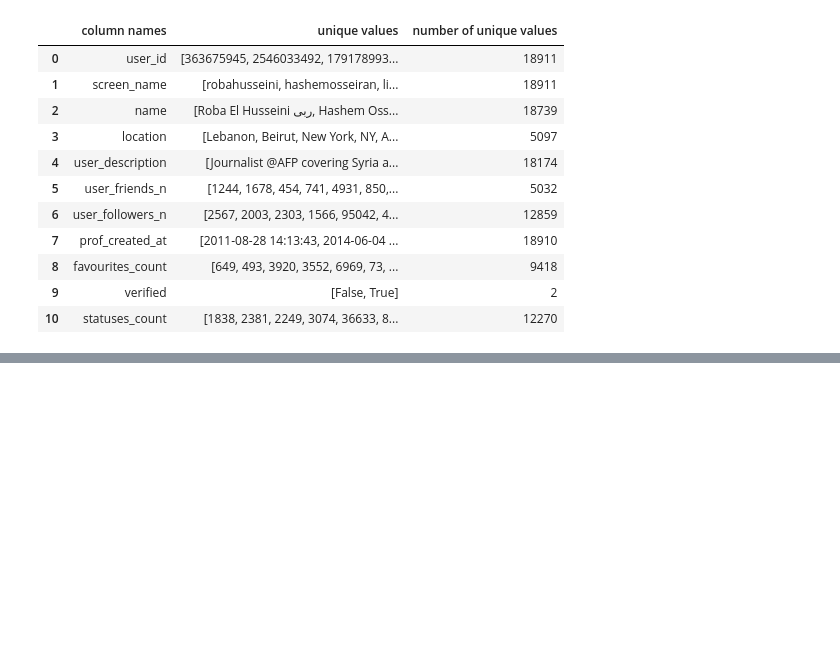
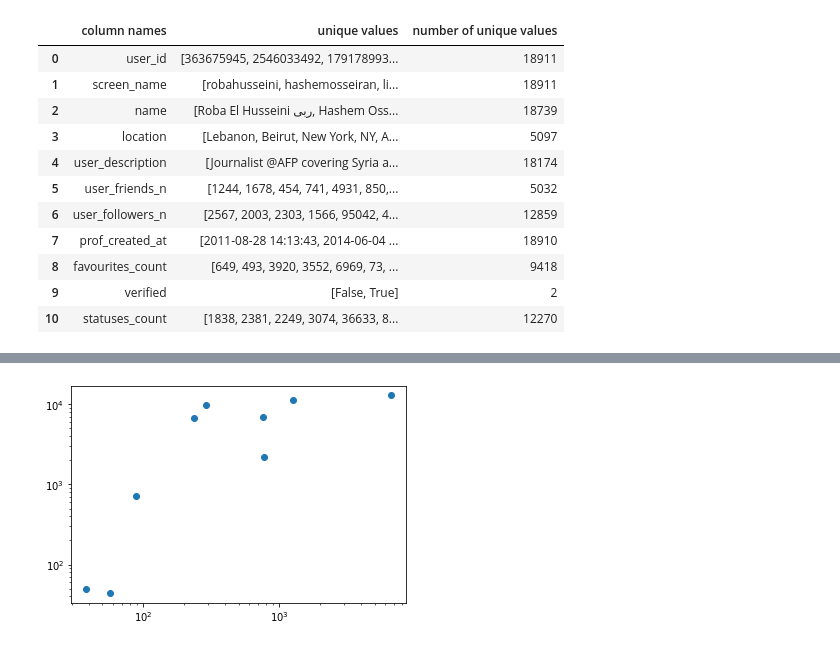
Before and after one commit to cosmohawk/summer_project_2020, a Jupyter notebook: notebooks/interaction_counts.ipynb, the cells around one changed output, grey strips where cells are left out. Drawn from its saved outputs; the diff is of its cells as text; code cells hidden in the pictures; blank space fills up the shorter version.

```diff
--- a/notebooks/interaction_counts.ipynb
+++ b/notebooks/interaction_counts.ipynb
@@ -100,3 +101,11 @@ df_user_metrics = pd.merge(df2, df_like_count, how='inner', on='screen_name')
 | 6 | 244169661 | jennystrasburg | jenny strasburg | London | WSJ reporter/New Mexican in Londo... | 2841 | 5565 | ... |
 | 7 | 1186245031507693574 | ad_nauseum74 | Adam Bannister | NaN | Journalist, The Daily Swig. Cyber... | 365 | 132 | ... |
 | 8 | 964233746865119233 | jesscahaworth | Jessica Haworth | NaN | Cybersecurity journalist at @Dail... | 968 | 666 | ... |
+# %%
+import matplotlib.pyplot as plt
+
+plt.scatter(df_user_metrics['number_tweets'], df_user_metrics['likes_count'])
+plt.yscale('log')
+plt.xscale('log')
+# %% [output]
+[figure, added]
```
Also changed, not shown: parts of 5 cells of this notebook.
